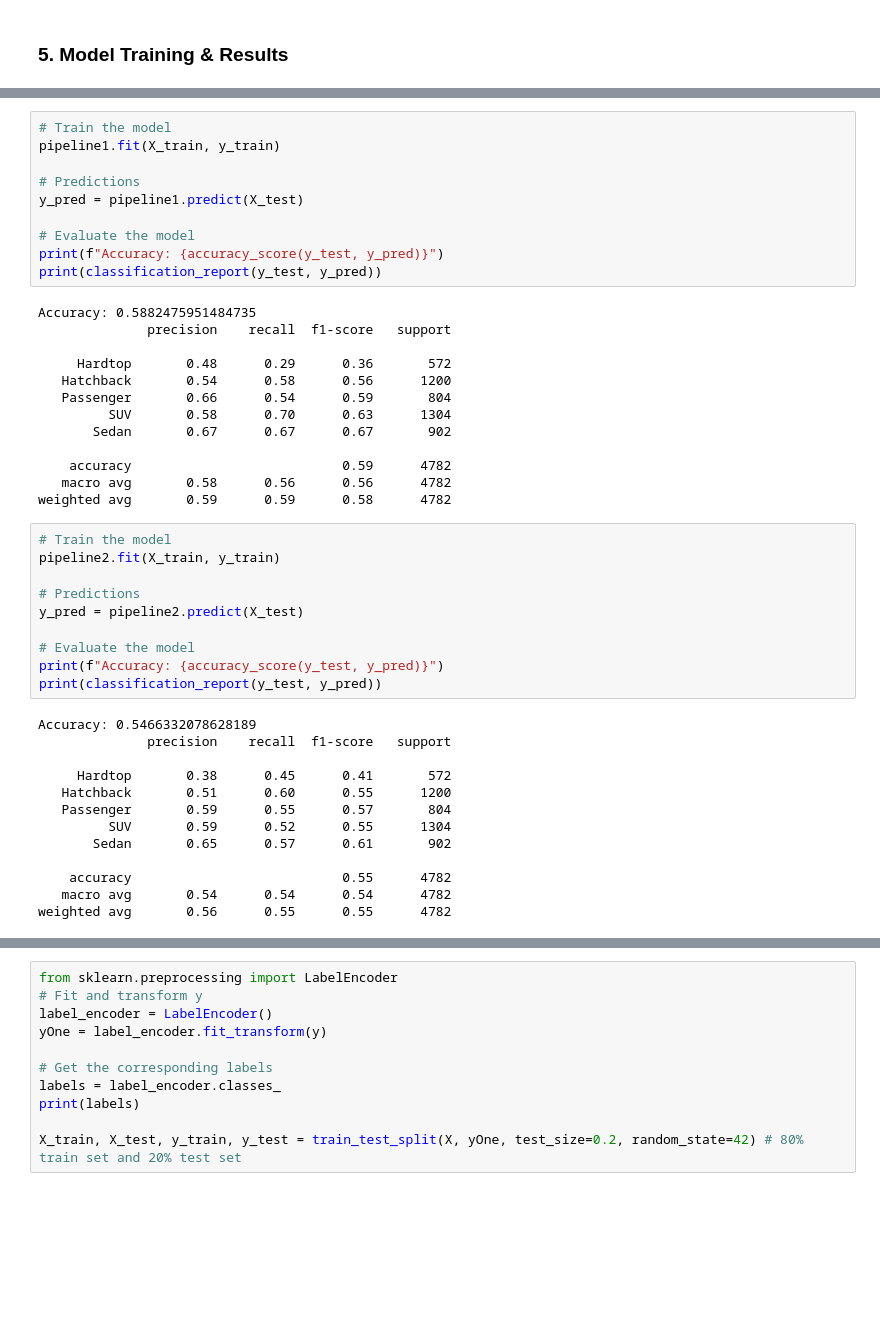
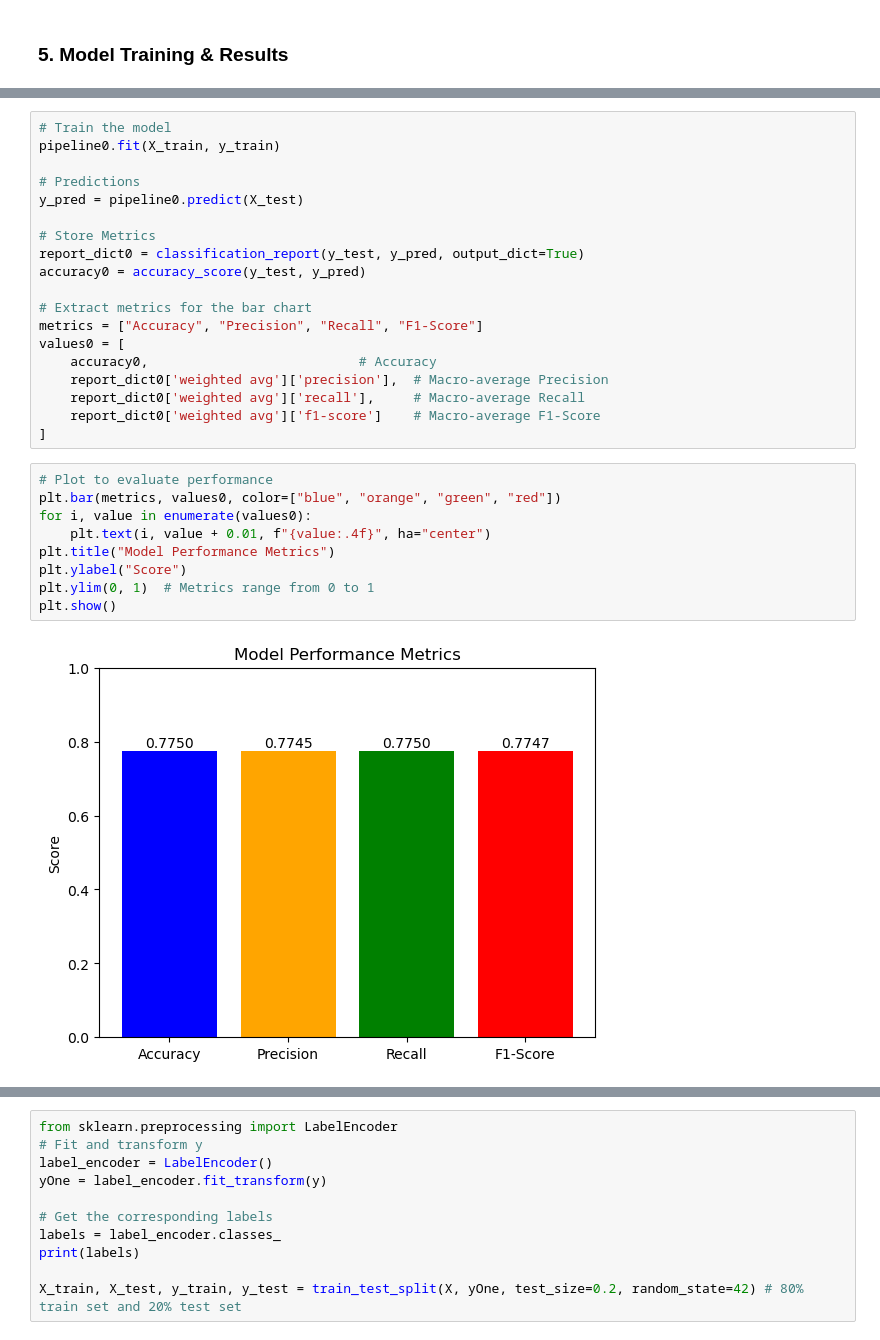
Before and after one commit to sijiao-liu/customer-car-prediction, a Jupyter notebook: code/Classification Model - fbastos.ipynb, the cells around one changed output, grey strips where cells are left out. Saved outputs shown, nothing was run; the diff lists cells and outputs as text; blank space fills up the shorter version.

Commit message:
added model selection graphs

```diff
--- a/code/Classification Model - fbastos.ipynb
+++ b/code/Classification Model - fbastos.ipynb
@@ -325,46 +302,30 @@ weighted avg       0.77      0.77      0.77      4782
-# %%
-# Train the model
-pipeline1.fit(X_train, y_train)
-
-# Predictions
-y_pred = pipeline1.predict(X_test)
-
-# Evaluate the model
-print(f"Accuracy: {accuracy_score(y_test, y_pred)}")
-print(classification_report(y_test, y_pred))
-# %% [output]
-Accuracy: 0.5882475951484735
-              precision    recall  f1-score   support
-
-     Hardtop       0.48      0.29      0.36       572
-   Hatchback       0.54      0.58      0.56      1200
-   Passenger       0.66      0.54      0.59       804
-         SUV       0.58      0.70      0.63      1304
-       Sedan       0.67      0.67      0.67       902
-
-    accuracy                           0.59      4782
-   macro avg       0.58      0.56      0.56      4782
-weighted avg       0.59      0.59      0.58      4782
-# %%
-# Train the model
-pipeline2.fit(X_train, y_train)
-
-# Predictions
-y_pred = pipeline2.predict(X_test)
-
-# Evaluate the model
-print(f"Accuracy: {accuracy_score(y_test, y_pred)}")
-print(classification_report(y_test, y_pred))
-# %% [output]
-Accuracy: 0.5466332078628189
-              precision    recall  f1-score   support
-
-     Hardtop       0.38      0.45      0.41       572
-   Hatchback       0.51      0.60      0.55      1200
-   Passenger       0.59      0.55      0.57       804
-         SUV       0.59      0.52      0.55      1304
-       Sedan       0.65      0.57      0.61       902
-
-    accuracy                           0.55      4782
-   macro avg       0.54      0.54      0.54      4782
-weighted avg       0.56      0.55      0.55      4782
+# %%
+# Train the model
+pipeline0.fit(X_train, y_train)
+
+# Predictions
+y_pred = pipeline0.predict(X_test)
+
+# Store Metrics
+report_dict0 = classification_report(y_test, y_pred, output_dict=True)
+accuracy0 = accuracy_score(y_test, y_pred)
+
+# Extract metrics for the bar chart
+metrics = ["Accuracy", "Precision", "Recall", "F1-Score"]
+values0 = [
+    accuracy0,                           # Accuracy
+    report_dict0['weighted avg']['precision'],  # Macro-average Precision
+    report_dict0['weighted avg']['recall'],     # Macro-average Recall
+    report_dict0['weighted avg']['f1-score']    # Macro-average F1-Score
+]
+# %%
+# Plot to evaluate performance
+plt.bar(metrics, values0, color=["blue", "orange", "green", "red"])
+for i, value in enumerate(values0):
+    plt.text(i, value + 0.01, f"{value:.4f}", ha="center")
+plt.title("Model Performance Metrics")
+plt.ylabel("Score")
+plt.ylim(0, 1)  # Metrics range from 0 to 1
+plt.show()
+# %% [output]
+[figure, added]
```
Also changed, not shown: parts of 11 cells of this notebook.
